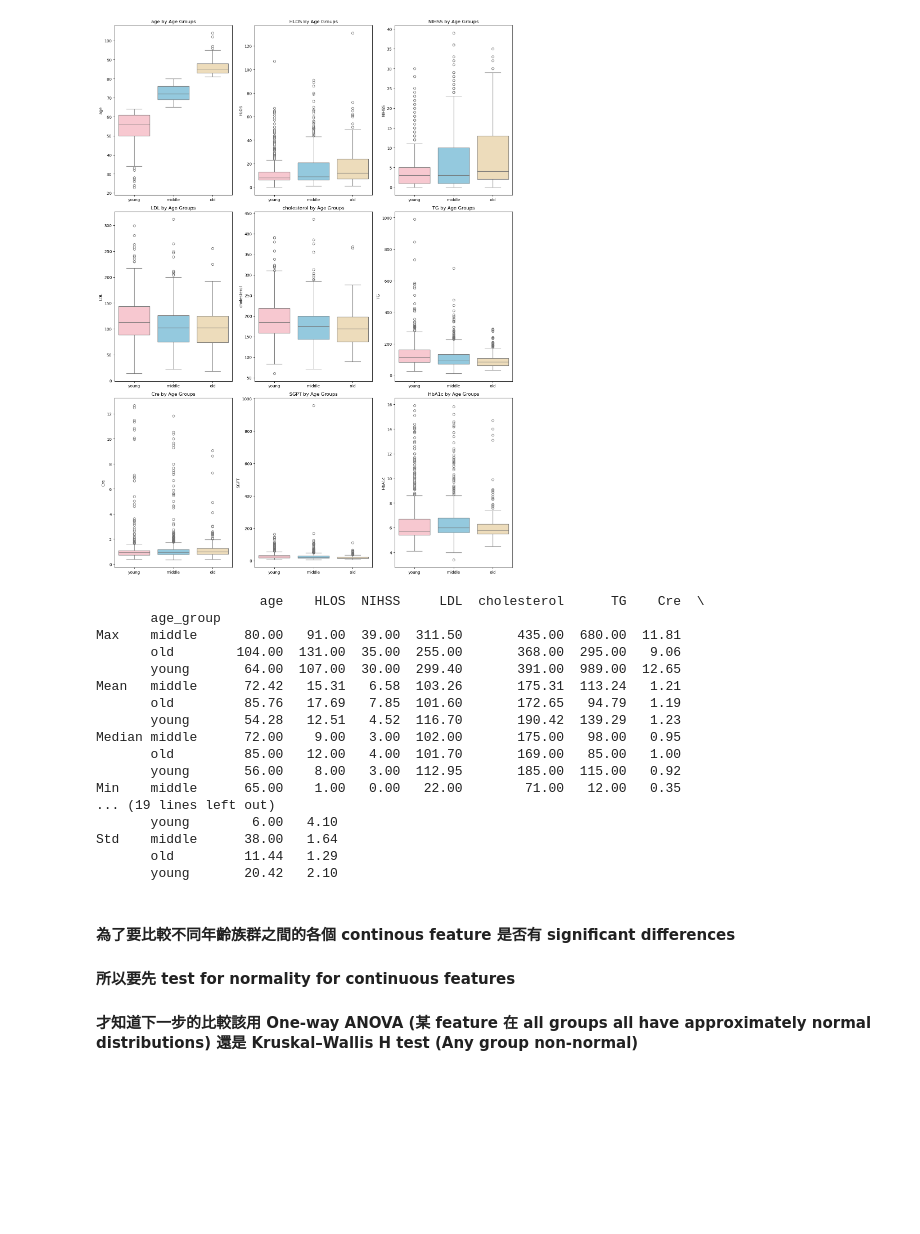
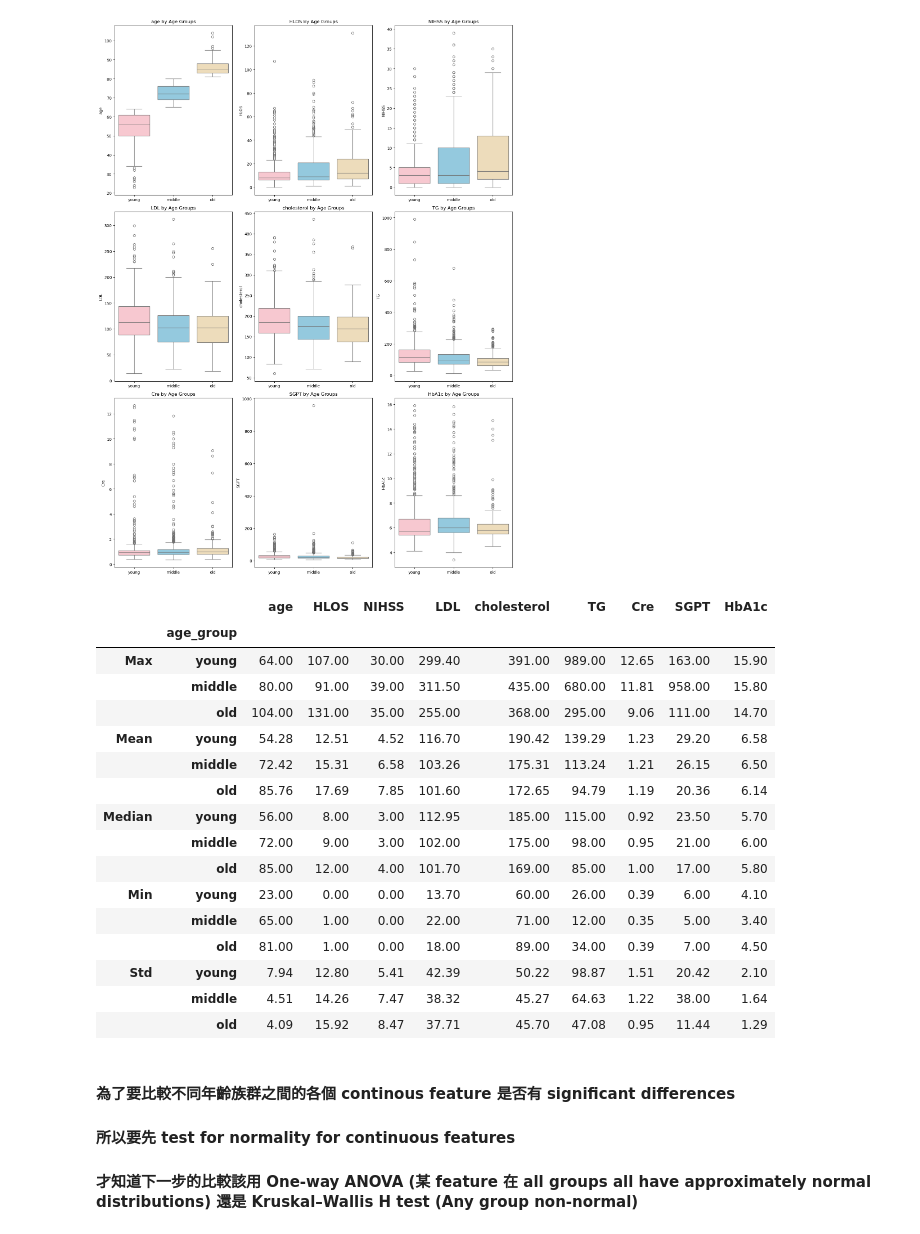
Before and after one commit to a0935210570602/Risk_Factor_Analysis_of_Obstructive-Sleep_Apnea, a Jupyter notebook: EDA/age_EDA.ipynb, the cells around one changed output. Saved outputs shown, nothing was run; the diff lists cells and outputs as text; code cells hidden in the pictures; blank space fills up the shorter version.

```diff
--- a/EDA/age_EDA.ipynb
+++ b/EDA/age_EDA.ipynb
@@ -131,46 +131,46 @@ plt.show()
 # %%
 # create summary function
 def summary_stats(x):
     return pd.Series({
         'Mean': x.mean(),
         'Std': x.std(),
         'Median': x.median(),
         'Min': x.min(),
         'Max': x.max()
     })
 
 features = cont_features
 
 # apply by group
 summary_table = (
     df_combined
     .groupby('age_group')[features]
     .apply(lambda df: df.apply(summary_stats))
     .swaplevel(axis=0)
     .sort_index(level=0)
 )
 
 # round and print
 summary_table = summary_table.round(2)
-print(summary_table)
+display(summary_table)
 # %% [output]
-                     age    HLOS  NIHSS     LDL  cholesterol      TG    Cre  \
-       age_group
-Max    middle      80.00   91.00  39.00  311.50       435.00  680.00  11.81
-       old        104.00  131.00  35.00  255.00       368.00  295.00   9.06
-       young       64.00  107.00  30.00  299.40       391.00  989.00  12.65
-Mean   middle      72.42   15.31   6.58  103.26       175.31  113.24   1.21
-       old         85.76   17.69   7.85  101.60       172.65   94.79   1.19
-       young       54.28   12.51   4.52  116.70       190.42  139.29   1.23
-Median middle      72.00    9.00   3.00  102.00       175.00   98.00   0.95
-       old         85.00   12.00   4.00  101.70       169.00   85.00   1.00
-       young       56.00    8.00   3.00  112.95       185.00  115.00   0.92
-Min    middle      65.00    1.00   0.00   22.00        71.00   12.00   0.35
-... (19 lines left out)
-       young        6.00   4.10
-Std    middle      38.00   1.64
-       old         11.44   1.29
-       young       20.42   2.10
+|  |  | age | HLOS | NIHSS | LDL | cholesterol | TG | Cre | SGPT | HbA1c |
+|  | age_group |  |  |  |  |  |  |  |  |  |
+| Max | young | 64.00 | 107.00 | 30.00 | 299.40 | 391.00 | 989.00 | 12.65 | 163.00 | 15.90 |
+|  | middle | 80.00 | 91.00 | 39.00 | 311.50 | 435.00 | 680.00 | 11.81 | 958.00 | 15.80 |
+|  | old | 104.00 | 131.00 | 35.00 | 255.00 | 368.00 | 295.00 | 9.06 | 111.00 | 14.70 |
+| Mean | young | 54.28 | 12.51 | 4.52 | 116.70 | 190.42 | 139.29 | 1.23 | 29.20 | 6.58 |
+|  | middle | 72.42 | 15.31 | 6.58 | 103.26 | 175.31 | 113.24 | 1.21 | 26.15 | 6.50 |
+|  | old | 85.76 | 17.69 | 7.85 | 101.60 | 172.65 | 94.79 | 1.19 | 20.36 | 6.14 |
+| Median | young | 56.00 | 8.00 | 3.00 | 112.95 | 185.00 | 115.00 | 0.92 | 23.50 | 5.70 |
+|  | middle | 72.00 | 9.00 | 3.00 | 102.00 | 175.00 | 98.00 | 0.95 | 21.00 | 6.00 |
+|  | old | 85.00 | 12.00 | 4.00 | 101.70 | 169.00 | 85.00 | 1.00 | 17.00 | 5.80 |
+| Min | young | 23.00 | 0.00 | 0.00 | 13.70 | 60.00 | 26.00 | 0.39 | 6.00 | 4.10 |
+|  | middle | 65.00 | 1.00 | 0.00 | 22.00 | 71.00 | 12.00 | 0.35 | 5.00 | 3.40 |
+|  | old | 81.00 | 1.00 | 0.00 | 18.00 | 89.00 | 34.00 | 0.39 | 7.00 | 4.50 |
+| Std | young | 7.94 | 12.80 | 5.41 | 42.39 | 50.22 | 98.87 | 1.51 | 20.42 | 2.10 |
+|  | middle | 4.51 | 14.26 | 7.47 | 38.32 | 45.27 | 64.63 | 1.22 | 38.00 | 1.64 |
+|  | old | 4.09 | 15.92 | 8.47 | 37.71 | 45.70 | 47.08 | 0.95 | 11.44 | 1.29 |
 # %% [markdown]
 #### 為了要比較不同年齡族群之間的各個 continous feature 是否有 significant differences
 
```
Also changed, not shown: 1 other file.
